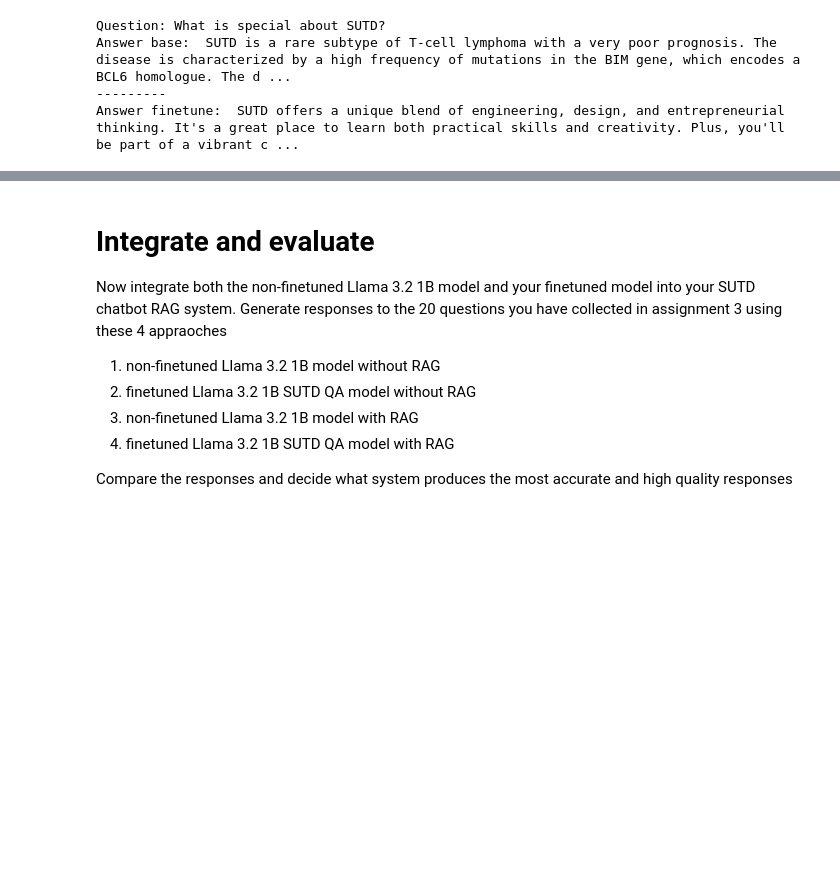
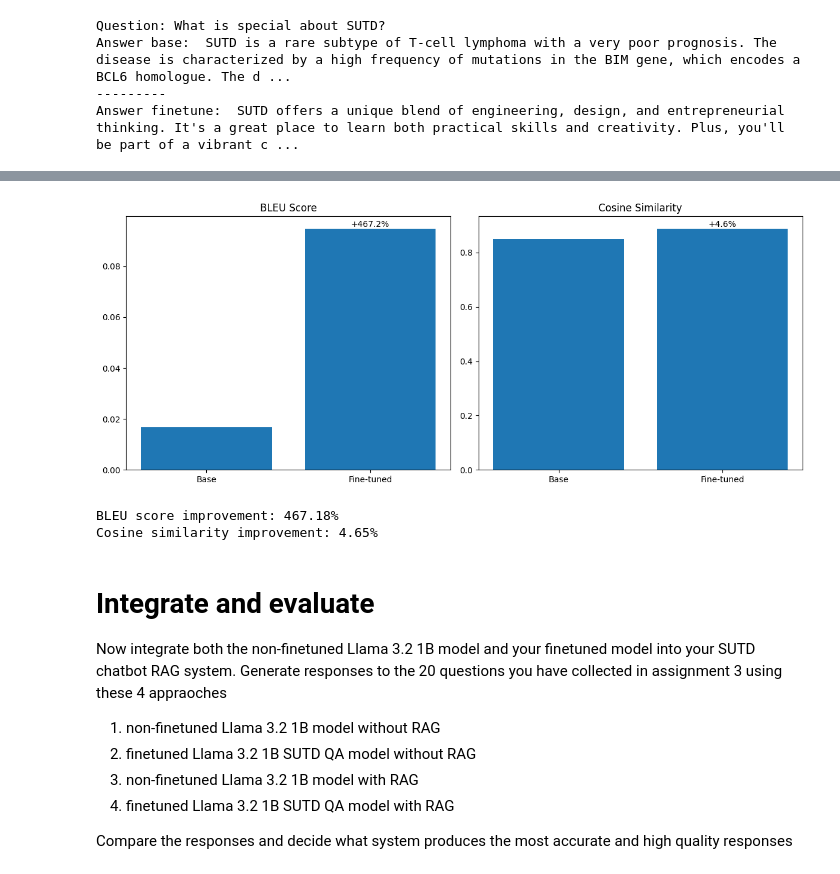
Before and after one commit to adikuma/sutd_5055mlop, a Jupyter notebook: Assignment-04/assignment_04_BYTEUS.ipynb, the cells around one changed output, grey strips where cells are left out. Cells and saved outputs as stored; diff of their text form; code cells hidden in the pictures; blank space fills up the shorter version.

```diff
--- a/Assignment-04/assignment_04_BYTEUS.ipynb
+++ b/Assignment-04/assignment_04_BYTEUS.ipynb
@@ -815,0 +1023,14 @@ Answer finetune:  SUTD offers a unique blend of engineering, design, and entrepr
+# %%
+#calculating the bleu scores
+bleu_score_base = bleu_scores(base_answers, answers)
+bleu_score_finetune = bleu_scores(finetune_answers, answers)
+
+#calculating the cosine_similarity scores
+cosine_similarity_base = cosine_similarity_score(client, base_answers, answers)
+cosine_similarity_finetune = cosine_similarity_score(client, finetune_answers, answers)
+
+print(f"BLEU score for base model: {bleu_score_base}")
+print(f"BLEU score for finetuned model: {bleu_score_finetune}")
+
+print(f"Cosine similarity score for base model: {cosine_similarity_base}")
+print(f"Cosine similarity score for finetuned model: {cosine_similarity_finetune}")
@@ -816,3 +1055,34 @@ Answer finetune:  SUTD offers a unique blend of engineering, design, and entrepr
+# %%
+# plotting
+# i need to calculate the improvement in bleu and cosine similarity scores
+bleu_improvement = ((bleu_score_finetune - bleu_score_base) / bleu_score_base) * 100 if bleu_score_base > 0 else float('inf')
+cosine_improvement = ((cosine_similarity_finetune - cosine_similarity_base) / cosine_similarity_base) * 100 if cosine_similarity_base > 0 else float('inf')
+
+fig, (ax1, ax2) = plt.subplots(1, 2, figsize=(12, 5))
+
+models = ['Base', 'Fine-tuned']
+bleu_scores = [bleu_score_base, bleu_score_finetune]
+cosine_scores = [cosine_similarity_base, cosine_similarity_finetune]
+
+# simple bar plots
+ax1.bar(models, bleu_scores)
+ax1.set_title('BLEU Score')
+ax1.text(1, bleu_scores[1], f'+{bleu_improvement:.1f}%', ha='center', va='bottom')
+
+ax2.bar(models, cosine_scores)
+ax2.set_title('Cosine Similarity')
+ax2.text(1, cosine_scores[1], f'+{cosine_improvement:.1f}%', ha='center', va='bottom')
+
+plt.tight_layout()
+plt.savefig('images/model_comparison.png')
+plt.show()
+
+print(f"BLEU score improvement: {bleu_improvement:.2f}%")
+print(f"Cosine similarity improvement: {cosine_improvement:.2f}%")
+# %% [output]
+[figure, added]
+BLEU score improvement: 467.18%
+Cosine similarity improvement: 4.65%
 # %% [markdown]
 # Integrate and evaluate
 
```
Also changed, not shown: parts of 13 cells of this notebook, 24 other files.
